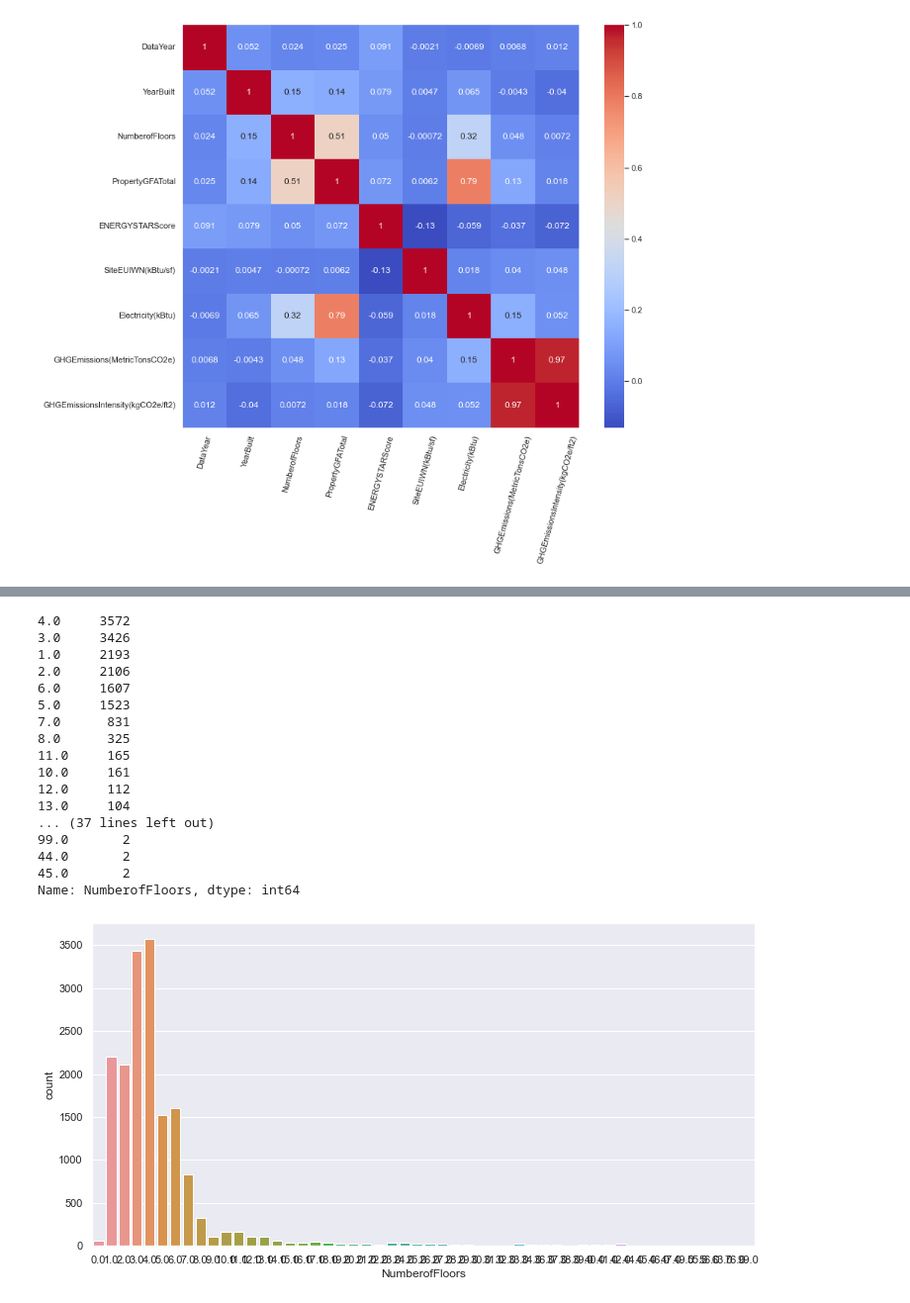
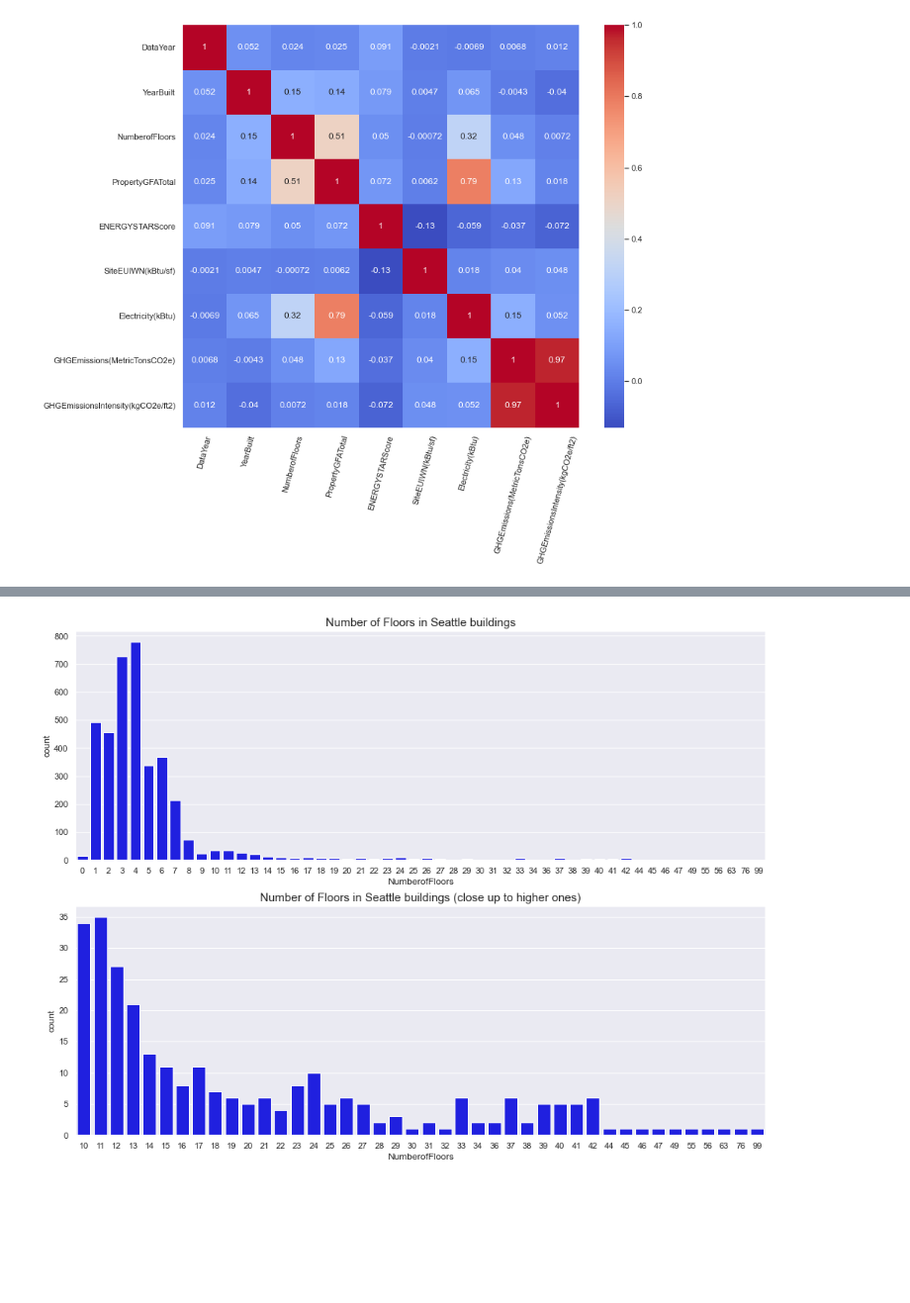
Before and after one commit to pawellachowski777/Seattle-Building-Energy-Benchmarking, a Jupyter notebook: pawel.ipynb, the cells around one changed output, grey strips where cells are left out. Shown at 99% size. Drawn from its saved outputs; the diff is of its cells as text; code cells hidden in the pictures; blank space fills up the shorter version.

Commit message:
floors plots

```diff
--- a/pawel.ipynb
+++ b/pawel.ipynb
@@ -47,3 +40,3 @@ memory usage: 4.1+ MB
 # %%
-sea.dropna(subset=['Electricity(kBtu)'],
-            inplace=True)
+# sea.dropna(subset=['Electricity(kBtu)'],
+#             inplace=True)
@@ -52,0 +43,2 @@ sea.drop(index=index_drop, inplace=True)
+# %%
+index_drop = sea.loc[(sea['GHGEmissions(MetricTonsCO2e)'].isna()) | (sea['Electricity(kBtu)']==0), :].index
@@ -72,5 +60,9 @@ Name: OSEBuildingID, dtype: int64
 # %%
-floors_none = sea[['OSEBuildingID', 'NumberofFloors', 'DataYear', ]][sea['OSEBuildingID'].isin(list(building_id))]
-floors_none = floors_none.groupby('OSEBuildingID').max('NumberofFollrs')
+# find rows where Number of Floors are None
+building_id = list(sea.loc[sea['NumberofFloors'].isna(), 'OSEBuildingID'].copy())
+
+# creating df group by ID with correct Number of Floors
+floors_none = sea.loc[sea['OSEBuildingID'].isin(building_id), ['OSEBuildingID', 'NumberofFloors']].copy()
+floors_none = floors_none.groupby('OSEBuildingID', as_index=False).max('NumberofFollrs')
 floors_none
 # %% [output]
@@ -109,20 +78,5 @@ See Full Dataframe in Mito
-# %%
-sea['NumberofFloors'].value_counts()
-# %% [output]
-4.0     3572
-3.0     3426
-1.0     2193
-2.0     2106
-6.0     1607
-5.0     1523
-7.0      831
-8.0      325
-11.0     165
-10.0     161
-12.0     112
-13.0     104
-... (37 lines left out)
-99.0       2
-44.0       2
-45.0       2
-Name: NumberofFloors, dtype: int64
+# %%
+# joining data frames with setting correct Number of Floors
+sea_floor = pd.merge(sea, floors_none, how='left', on='OSEBuildingID')
+sea_floor['NumberofFloors'] = sea_floor['NumberofFloors_x'].fillna(sea_floor['NumberofFloors_y']).astype(int)
+sea_floor.drop(['NumberofFloors_x', 'NumberofFloors_y'], axis=1, inplace=True)
@@ -129,6 +105,22 @@ Name: NumberofFloors, dtype: int64
 # %%
-plt.figure(figsize=(12,6))
-sns.countplot(x=sea['NumberofFloors'])
+sea_floor_plot = sea_floor.groupby('OSEBuildingID').max('NumerofFloors')
+
+plt.figure(figsize=(16,12))
+
+plt.subplot(2,1,1)
+sns.countplot(
+    x=sea_floor_plot['NumberofFloors'],
+    color='blue'
+)
+plt.title("Number of Floors in Seattle buildings", fontdict={'fontsize':15})
+
+# close up
+plt.subplot(2,1,2)
+sns.countplot(
+    x=sea_floor_plot.loc[sea_floor_plot['NumberofFloors'] > 9, 'NumberofFloors'],
+    color='blue'
+)
+plt.title("Number of Floors in Seattle buildings (close up to higher ones)", fontdict={'fontsize':15})
 plt.show()
 # %% [output]
-[figure, old version]
+[figure, new version]
```
Also changed, not shown: parts of 17 cells of this notebook, 1 other file.
